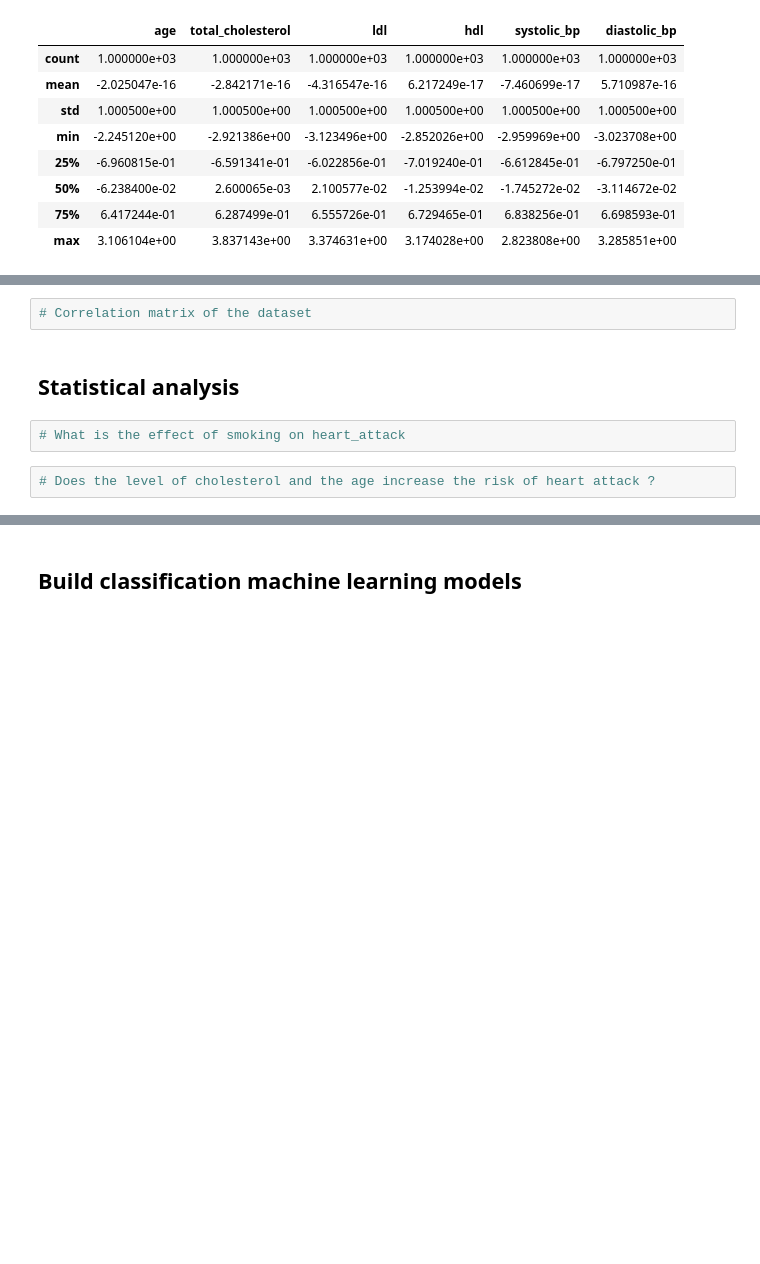
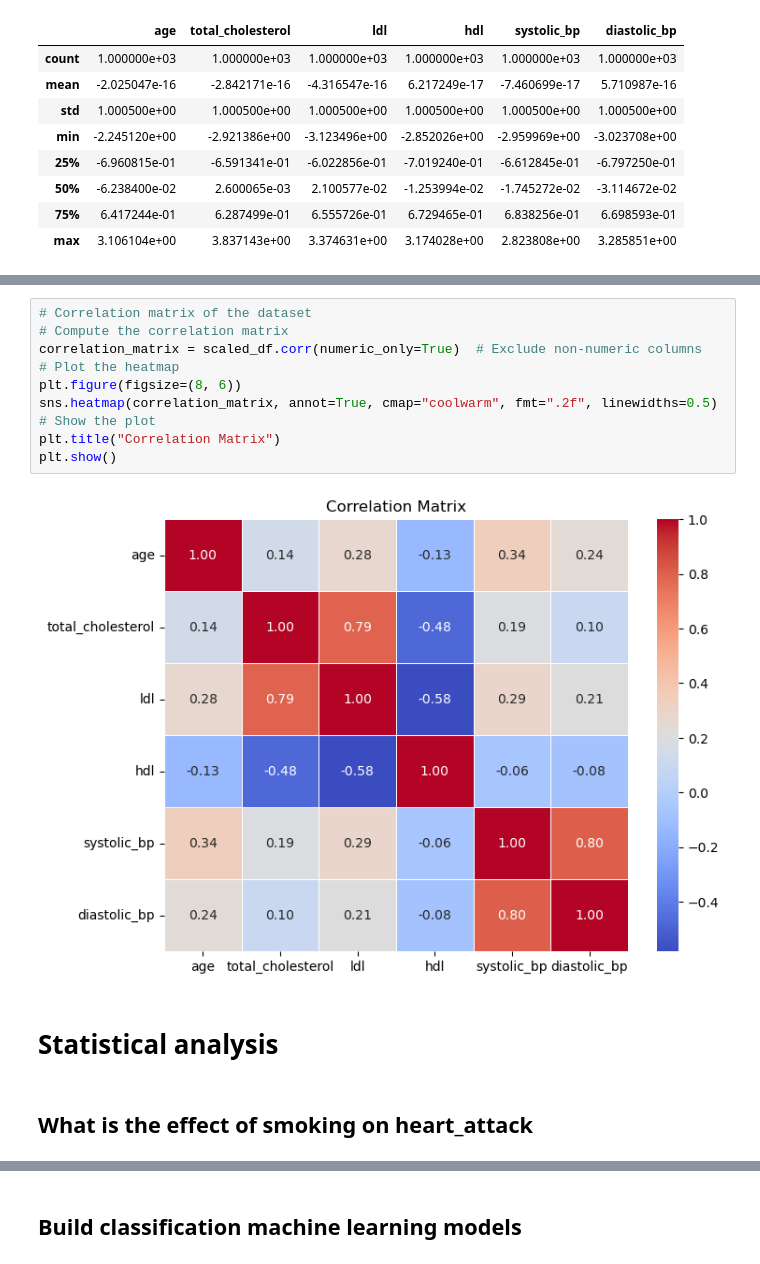
Before and after one commit to stephTchembeu/Heart_Attack_Risk_Assessment, a Jupyter notebook: script/hear_attack_analysis.ipynb, the cells around one changed output, grey strips where cells are left out. Drawn from its saved outputs; the diff is of its cells as text; blank space fills up the shorter version.

Commit message:
puch forward the statistical analysis, the model building and interpretation

```diff
--- a/script/hear_attack_analysis.ipynb
+++ b/script/hear_attack_analysis.ipynb
@@ -153,8 +162,16 @@ scaled_df.describe()
-# %%
-# Correlation matrix of the dataset
+# %%
+# Correlation matrix of the dataset
+# Compute the correlation matrix
+correlation_matrix = scaled_df.corr(numeric_only=True)  # Exclude non-numeric columns
+# Plot the heatmap
+plt.figure(figsize=(8, 6))
+sns.heatmap(correlation_matrix, annot=True, cmap="coolwarm", fmt=".2f", linewidths=0.5)
+# Show the plot
+plt.title("Correlation Matrix")
+plt.show()
+# %% [output]
+[figure, added]
 # %% [markdown]
-## Statistical analysis
+# Statistical analysis
-# %%
-# What is the effect of smoking on heart_attack
-# %%
-# Does the level of cholesterol and the age increase the risk of heart attack ?
+# %% [markdown]
+## What is the effect of smoking on heart_attack
```
Also changed, not shown: parts of 22 cells of this notebook, 1 other file.
